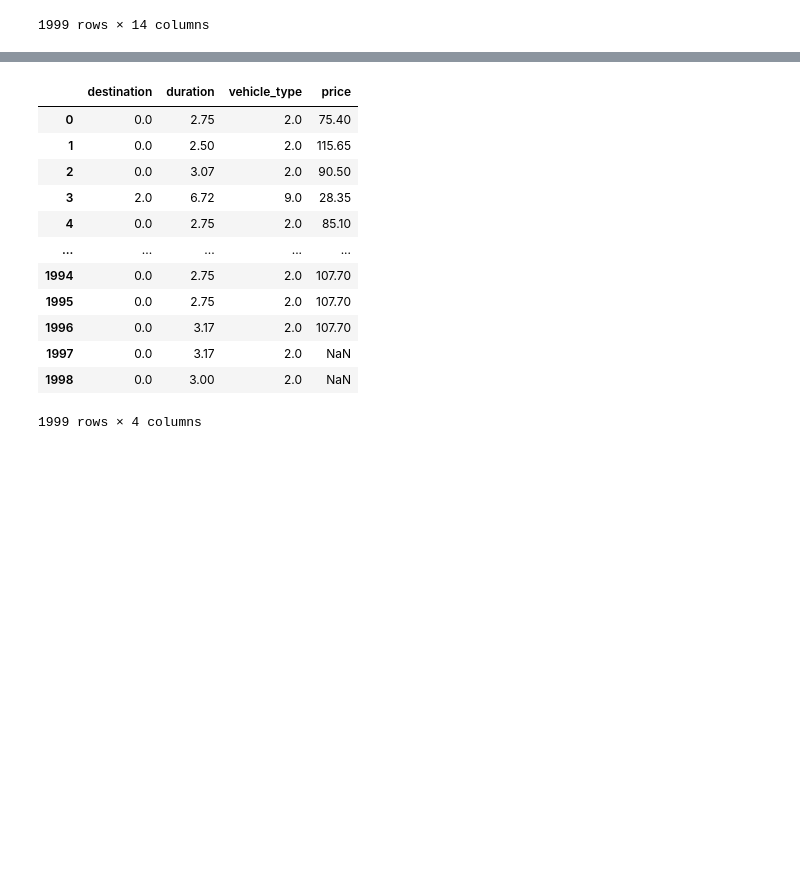
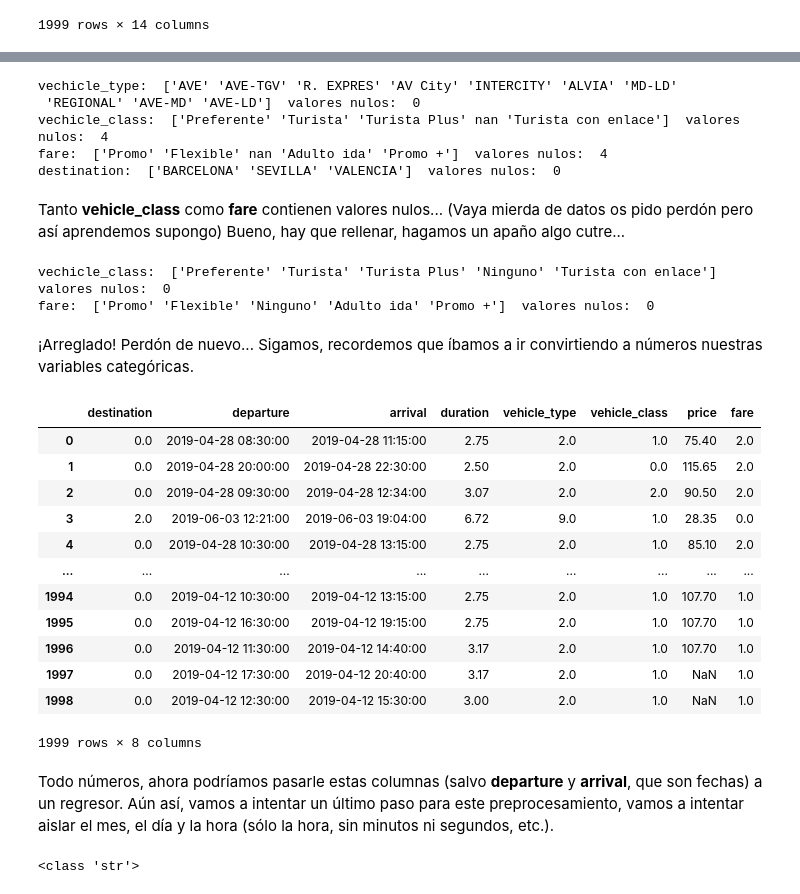
Before and after one commit to w-dan/academy_2023, a Jupyter notebook: Practica1_sample.ipynb, the cells around one changed output, grey strips where cells are left out. Cells and saved outputs as stored; diff of their text form; code cells hidden in the pictures; blank space fills up the shorter version.

```diff
--- a/Practica1_sample.ipynb
+++ b/Practica1_sample.ipynb
@@ -42,8 +53,9 @@ test_df
 # %%
+# ignoremos esto de momento, es de cara a subir un resultado a kaggle
 submission = test_df[['id']].copy()
 
-train_df = train_df.drop(['id', 'company', 'seats', 'meta', 'origin', 'insert_date', 'departure', 'arrival', 'vehicle_class', 'fare'], axis=1)
-test_df = test_df.drop(['id', 'company', 'seats', 'meta', 'origin', 'insert_date', 'departure', 'arrival', 'vehicle_class', 'fare'], axis=1)
+train_df = train_df.drop(['id', 'company', 'seats', 'meta', 'origin', 'insert_date'], axis=1)
+test_df = test_df.drop(['id', 'company', 'seats', 'meta', 'origin', 'insert_date'], axis=1)
 
 train_df
 # %% [output]
@@ -63,23 +93,60 @@ train_df
+# %%
+print("vechicle_type: ", train_df.vehicle_type.unique(), " valores nulos: ", train_df.vehicle_type.isnull().sum())
+print("vechicle_class: ", train_df.vehicle_class.unique(), " valores nulos: ", train_df.vehicle_class.isnull().sum())
+print("fare: ", train_df.fare.unique(), " valores nulos: ", train_df.fare.isnull().sum())
+print("destination: ", train_df.destination.unique(), " valores nulos: ", train_df.destination.isnull().sum())
+# %% [output]
+vechicle_type:  ['AVE' 'AVE-TGV' 'R. EXPRES' 'AV City' 'INTERCITY' 'ALVIA' 'MD-LD'
+ 'REGIONAL' 'AVE-MD' 'AVE-LD']  valores nulos:  0
+vechicle_class:  ['Preferente' 'Turista' 'Turista Plus' nan 'Turista con enlace']  valores nulos:  4
+fare:  ['Promo' 'Flexible' nan 'Adulto ida' 'Promo +']  valores nulos:  4
+destination:  ['BARCELONA' 'SEVILLA' 'VALENCIA']  valores nulos:  0
+# %% [markdown]
+Tanto **vehicle_class** como **fare** contienen valores nulos... (Vaya mierda de datos os pido perdón pero así aprendemos supongo)
+Bueno, hay que rellenar, hagamos un apaño algo cutre...
+# %%
+train_df['vehicle_class'] = train_df['vehicle_class'].fillna("Ninguno")
+train_df['fare'] = train_df['fare'].fillna("Ninguno")
+
+print("vechicle_class: ", train_df.vehicle_class.unique(), " valores nulos: ", train_df.vehicle_class.isnull().sum())
+print("fare: ", train_df.fare.unique(), " valores nulos: ", train_df.fare.isnull().sum())
+# %% [output]
+vechicle_class:  ['Preferente' 'Turista' 'Turista Plus' 'Ninguno' 'Turista con enlace']  valores nulos:  0
+fare:  ['Promo' 'Flexible' 'Ninguno' 'Adulto ida' 'Promo +']  valores nulos:  0
+# %% [markdown]
+¡Arreglado! Perdón de nuevo...
+Sigamos, recordemos que íbamos a ir convirtiendo a números nuestras variables categóricas.
 # %%
 from sklearn.preprocessing import OrdinalEncoder
+
+# transformamos (de una en una, sé que es un poco guarrada, pero por legibilidad, para que nadie se pierda)
 train_df['vehicle_type'] = OrdinalEncoder().fit_transform(train_df[['vehicle_type']])
+train_df['vehicle_class'] = OrdinalEncoder().fit_transform(train_df[['vehicle_class']])
+train_df['fare'] = OrdinalEncoder().fit_transform(train_df[['fare']])
 train_df['destination'] = OrdinalEncoder().fit_transform(train_df[['destination']])
 
+
+# repetimos para el conjunto de test
 test_df['vehicle_type'] = OrdinalEncoder().fit_transform(test_df[['vehicle_type']])
+test_df['vehicle_class'] = OrdinalEncoder().fit_transform(test_df[['vehicle_class']])
+test_df['fare'] = OrdinalEncoder().fit_transform(test_df[['fare']])
 test_df['destination'] = OrdinalEncoder().fit_transform(test_df[['destination']])
 
 test_df
 # %% [output]
-|  | destination | duration | vehicle_type | price |
-| 0 | 0.0 | 2.75 | 2.0 | 75.40 |
-| 1 | 0.0 | 2.50 | 2.0 | 115.65 |
-| 2 | 0.0 | 3.07 | 2.0 | 90.50 |
-| 3 | 2.0 | 6.72 | 9.0 | 28.35 |
-| 4 | 0.0 | 2.75 | 2.0 | 85.10 |
-| ... | ... | ... | ... | ... |
-| 1994 | 0.0 | 2.75 | 2.0 | 107.70 |
-| 1995 | 0.0 | 2.75 | 2.0 | 107.70 |
-| 1996 | 0.0 | 3.17 | 2.0 | 107.70 |
-| 1997 | 0.0 | 3.17 | 2.0 | NaN |
-| 1998 | 0.0 | 3.00 | 2.0 | NaN |
+|  | destination | departure | arrival | duration | vehicle_type | vehicle_class | price | fare |
+| 0 | 0.0 | 2019-04-28 08:30:00 | 2019-04-28 11:15:00 | 2.75 | 2.0 | 1.0 | 75.40 | 2.0 |
+| 1 | 0.0 | 2019-04-28 20:00:00 | 2019-04-28 22:30:00 | 2.50 | 2.0 | 0.0 | 115.65 | 2.0 |
+| 2 | 0.0 | 2019-04-28 09:30:00 | 2019-04-28 12:34:00 | 3.07 | 2.0 | 2.0 | 90.50 | 2.0 |
+| 3 | 2.0 | 2019-06-03 12:21:00 | 2019-06-03 19:04:00 | 6.72 | 9.0 | 1.0 | 28.35 | 0.0 |
+| 4 | 0.0 | 2019-04-28 10:30:00 | 2019-04-28 13:15:00 | 2.75 | 2.0 | 1.0 | 85.10 | 2.0 |
+| ... | ... | ... | ... | ... | ... | ... | ... | ... |
+| 1994 | 0.0 | 2019-04-12 10:30:00 | 2019-04-12 13:15:00 | 2.75 | 2.0 | 1.0 | 107.70 | 1.0 |
+| 1995 | 0.0 | 2019-04-12 16:30:00 | 2019-04-12 19:15:00 | 2.75 | 2.0 | 1.0 | 107.70 | 1.0 |
+| 1996 | 0.0 | 2019-04-12 11:30:00 | 2019-04-12 14:40:00 | 3.17 | 2.0 | 1.0 | 107.70 | 1.0 |
+| 1997 | 0.0 | 2019-04-12 17:30:00 | 2019-04-12 20:40:00 | 3.17 | 2.0 | 1.0 | NaN | 1.0 |
+| 1998 | 0.0 | 2019-04-12 12:30:00 | 2019-04-12 15:30:00 | 3.00 | 2.0 | 1.0 | NaN | 1.0 |
-1999 rows × 4 columns
+1999 rows × 8 columns
+# %% [markdown]
+Todo números, ahora podríamos pasarle estas columnas (salvo **departure** y **arrival**, que son fechas) a un regresor.
+Aún así, vamos a intentar un último paso para este preprocesamiento, vamos a intentar aislar el mes, el día y la hora (sólo la hora, sin minutos ni segundos, etc.).
@@ -85,0 +161,4 @@ test_df
+# %%
+print(type(train_df['departure'].iloc[100]))
+# %% [output]
+<class 'str'>
```
Also changed, not shown: parts of 14 cells of this notebook.
